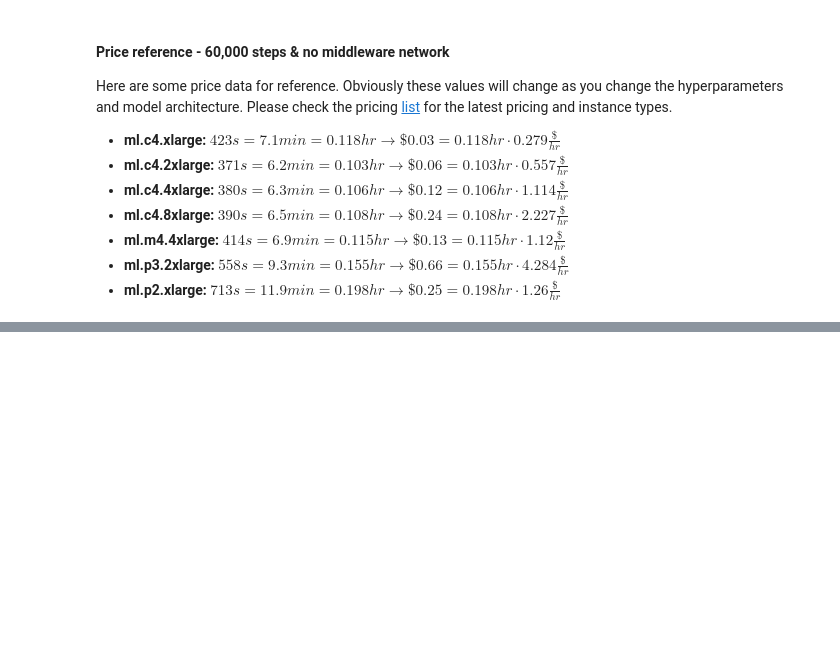
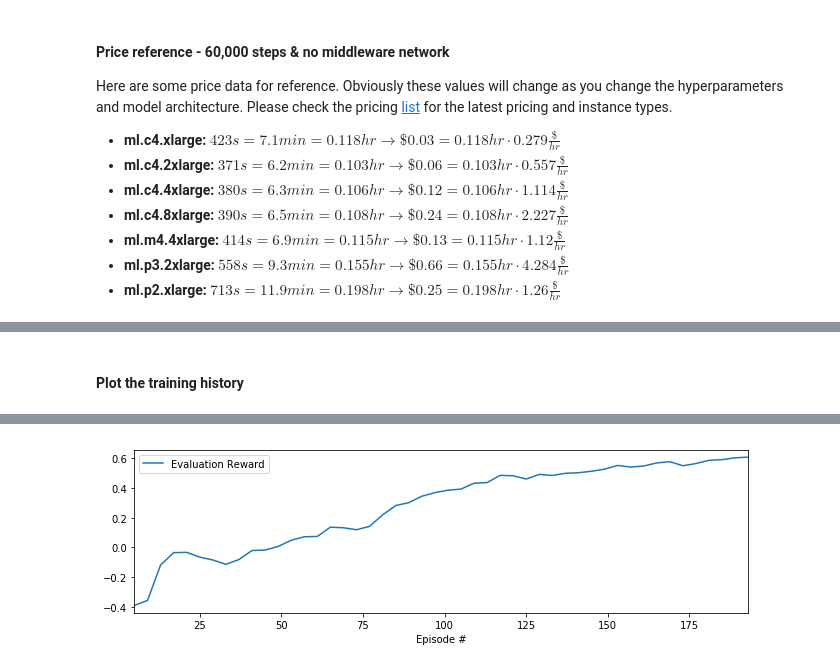
Before and after one commit to daniel-fudge/DRL-Portfolio-Optimization, a Jupyter notebook: drl-portfolio-optimization.ipynb, the cells around one changed output, grey strips where cells are left out. Cells and saved outputs as stored; diff of their text form; code cells hidden in the pictures; blank space fills up the shorter version.

Commit message:
First working version.

```diff
--- a/drl-portfolio-optimization.ipynb
+++ b/drl-portfolio-optimization.ipynb
@@ -256,35 +219,0 @@ dst:  s3://sagemaker-us-east-1-031118886020/sagemaker-rl-mxnet-2020-03-29-15-35-
-# %%
-# Define the RL estimator
-test_estimator = RLEstimator(role=role,
-                             source_dir='src/',
-                             dependencies=["common/sagemaker_rl"],
-                             toolkit=RLToolkit.COACH,
-                             toolkit_version='0.11.0',
-                             framework=RLFramework.MXNET,
-                             entry_point="evaluate-coach.py",
-                             train_instance_count=1,
-                             train_instance_type=instance_type,
-                             hyperparameters = {"evaluate_steps": 253*2})
-
-# Perform the evaluation
-test_estimator.fit({'checkpoint': s3_checkpoint_path})
-
-# Get the data from S3
-test_job_name = test_estimator._current_job_name
-output_tar_key = "{}/output/output.tar.gz".format(test_job_name)
-intermediate_folder_key = "{}/output/intermediate/".format(test_job_name)
-intermediate_url = "s3://{}/{}".format(s3_bucket, intermediate_folder_key)
-tmp_dir = "/tmp/{}".format(test_job_name)
-os.system("mkdir {}".format(tmp_dir))
-
-wait_for_s3_object(s3_bucket, output_tar_key, tmp_dir)
-os.system("tar -xvzf {}/output.tar.gz -C {}".format(tmp_dir, tmp_dir))
-os.system("aws s3 cp --recursive {} {}".format(intermediate_url, tmp_dir))
-os.system("tar -xvzf {}/output.tar.gz -C {}".format(tmp_dir, tmp_dir))
-print("\nCopied output files to {}\n".format(tmp_dir))
-
-# Plot the RL Policy performance against a buy and hold policy
-df_info = pd.read_csv(tmp_dir + '/portfolio-management.csv')
-df_info['date'] = pd.to_datetime(df_info['date'], format='%Y-%m-%d')
-df_info.set_index('date', inplace=True)
-df_info[["portfolio_value", "market_value"]].plot(rot=30)
@@ -310,0 +220,8 @@ Copied output files to /tmp/sagemaker-rl-mxnet-2020-03-29-16-25-43-825
+# %% [markdown]
+#### Plot the training history
+# %%
+csv_file_name = "worker_0.simple_rl_graph.main_level.main_level.agent_0.csv"
+wait_for_s3_object(s3_bucket, os.path.join(intermediate_folder_key, csv_file_name), tmp_dir)
+df = pd.read_csv("{}/{}".format(tmp_dir, csv_file_name)).dropna(subset=['Evaluation Reward'])
+_ = df.plot(x=x_axis,y=y_axis, figsize=(11,3))
+# %% [output]
@@ -310,0 +230 @@ Copied output files to /tmp/sagemaker-rl-mxnet-2020-03-29-16-25-43-825
+[figure, added]
```
Also changed, not shown: parts of 9 cells of this notebook, 3 other files.
